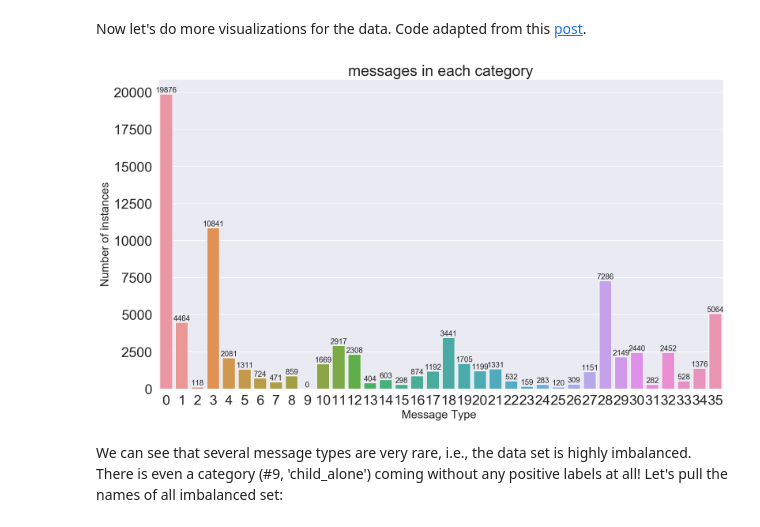
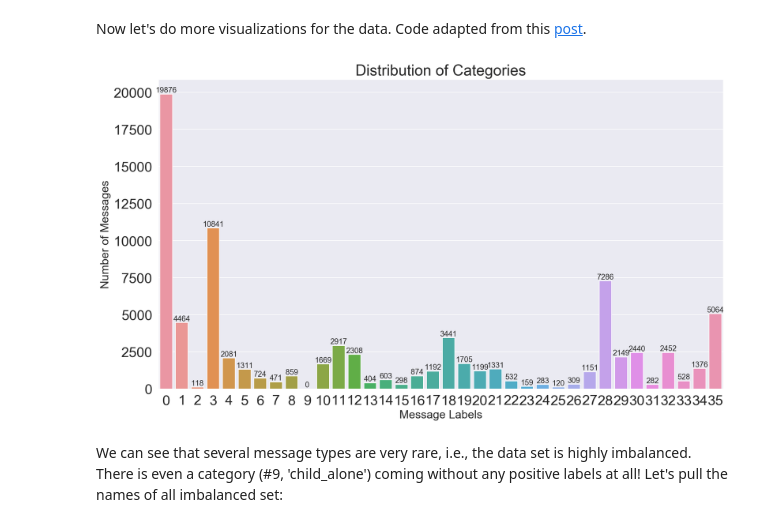
Before and after one commit to suebatista/Disaster-Response-Pipeline-Udacity, a Jupyter notebook: ETL Pipeline Preparation.ipynb, the cells around one changed output. Cells and saved outputs as stored; diff of their text form; code cells hidden in the pictures.

```diff
--- a/ETL Pipeline Preparation.ipynb
+++ b/ETL Pipeline Preparation.ipynb
@@ -197,20 +189,20 @@ Now let's do more visualizations for the data. Code adapted from this [post](htt
 # %%
 cats = list(range(categories.shape[1])) # replace the name of categories into numbers
 counts = categories.sum().values
 sns.set(font_scale = 2)
 plt.figure(figsize=(16,9))
 ax= sns.barplot(cats, counts)
-plt.title("messages in each category", fontsize=24)
-plt.ylabel('Number of instances', fontsize=18)
-plt.xlabel('Message Type ', fontsize=18)
+plt.title("Distribution of Categories", fontsize=24)
+plt.ylabel('Number of Messages', fontsize=18)
+plt.xlabel('Message Labels', fontsize=18)
 #adding the text labels
 rects = ax.patches
 for rect, count in zip(rects, counts):
     height = rect.get_height()
     ax.text(rect.get_x() + rect.get_width()/2, height + 5, count, ha='center', va='bottom', fontsize=12)
 plt.show()
 # %% [output]
-[figure, old version]
+[figure, new version]
 # %% [markdown]
 We can see that several message types are very rare, i.e., the data set is highly imbalanced. There is even a category (#9, 'child_alone') coming without any positive labels at all!
 Let's pull the names of all imbalanced set:
```
Also changed, not shown: parts of 4 cells of this notebook, 1 other file.
